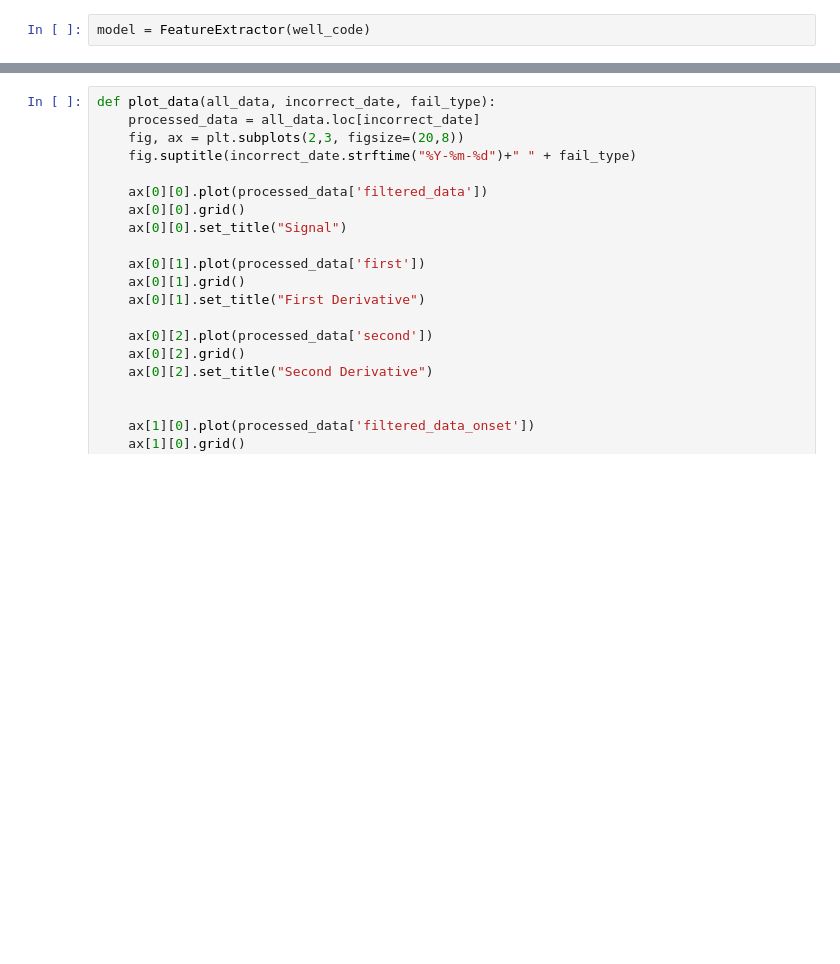
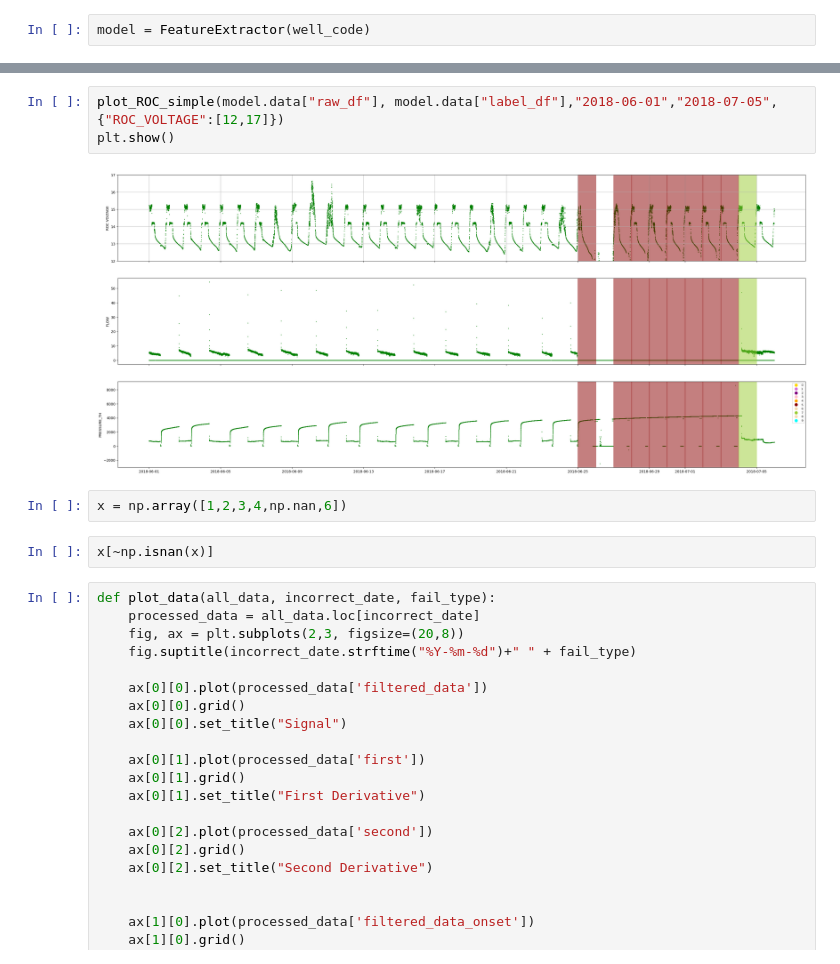
Before and after one commit to HarryLe95/Consilium_ROC_HOANG, a Jupyter notebook: app/BayesianLabel_Example copy.ipynb, the cells around one changed output, grey strips where cells are left out. Cells and saved outputs as stored; diff of their text form; blank space fills up the shorter version.

```diff
--- a/app/BayesianLabel_Example copy.ipynb
+++ b/app/BayesianLabel_Example copy.ipynb
@@ -17,3 +54,12 @@ model.get_failure_label()
+# %%
+plot_ROC_simple(model.data["raw_df"], model.data["label_df"],"2018-06-01","2018-07-05",{"ROC_VOLTAGE":[12,17]})
+plt.show()
+# %% [output]
+[figure, added]
+# %%
+x = np.array([1,2,3,4,np.nan,6])
+# %%
+x[~np.isnan(x)]
 # %%
 def plot_data(all_data, incorrect_date, fail_type):
     processed_data = all_data.loc[incorrect_date]
```
Also changed, not shown: parts of 8 cells of this notebook.
